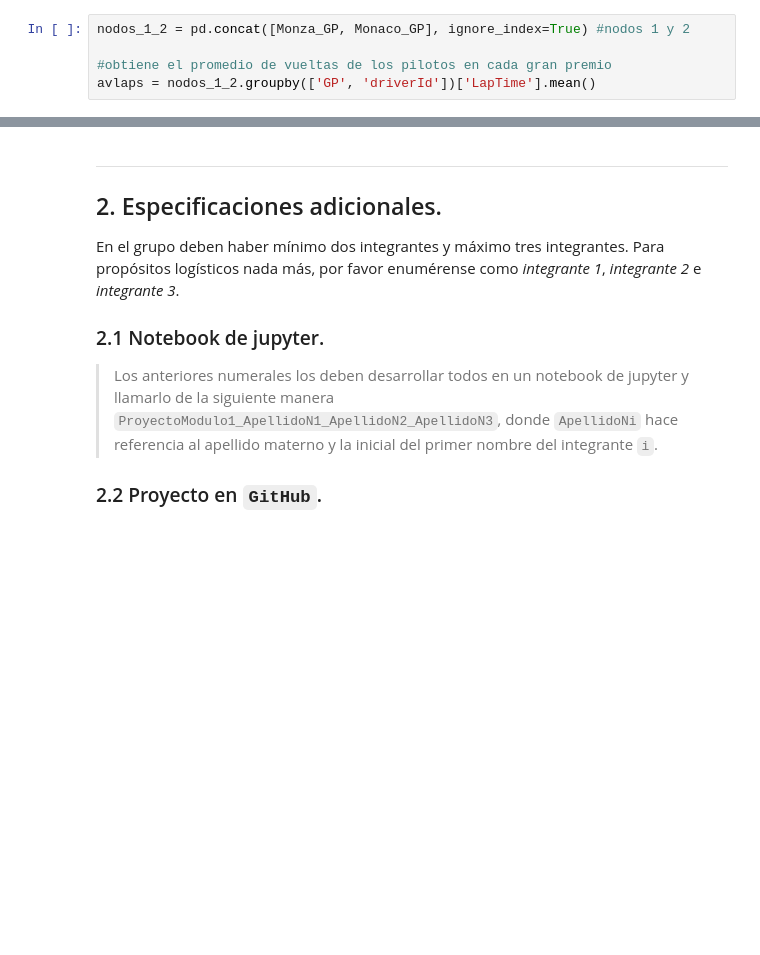
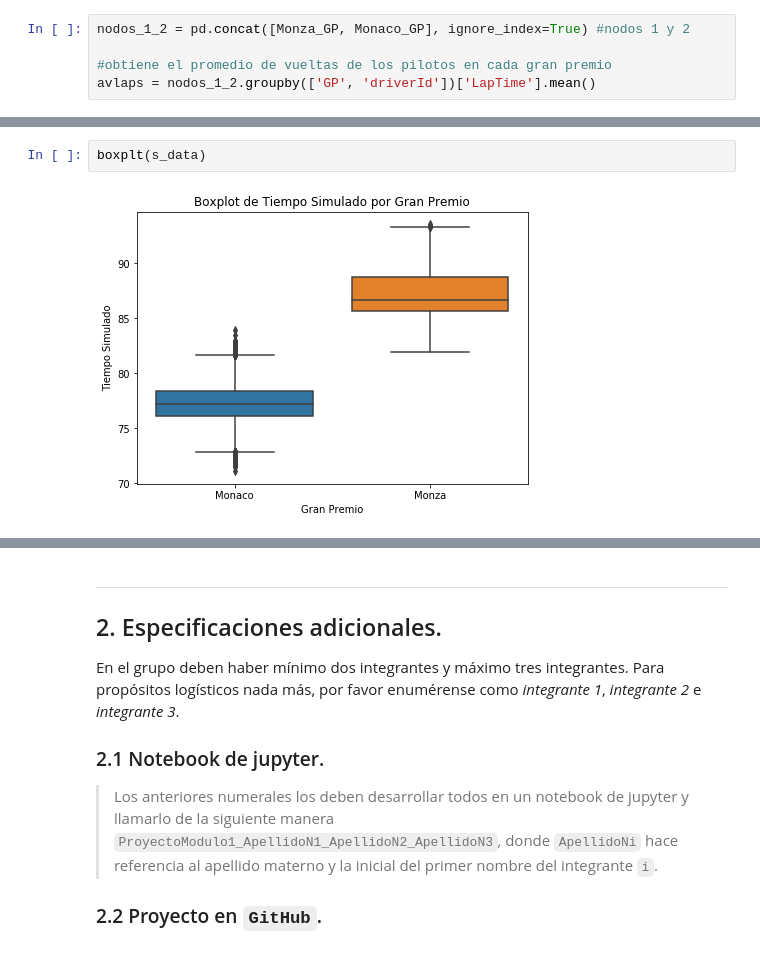
Before and after one commit to carolanb/Proyecto_modulo1, a Jupyter notebook: GuiaProyectoActual.ipynb, the cells around one changed output, grey strips where cells are left out. Cells and saved outputs as stored; diff of their text form; blank space fills up the shorter version.

```diff
--- a/GuiaProyectoActual.ipynb
+++ b/GuiaProyectoActual.ipynb
@@ -274,0 +301,4 @@ def filtro_nvueltas(df:'DataFrame GP',nv:'total de vueltas del GP'):
+# %%
+boxplt(s_data)
+# %% [output]
+[figure, added]
```
Also changed, not shown: parts of 23 cells of this notebook.
